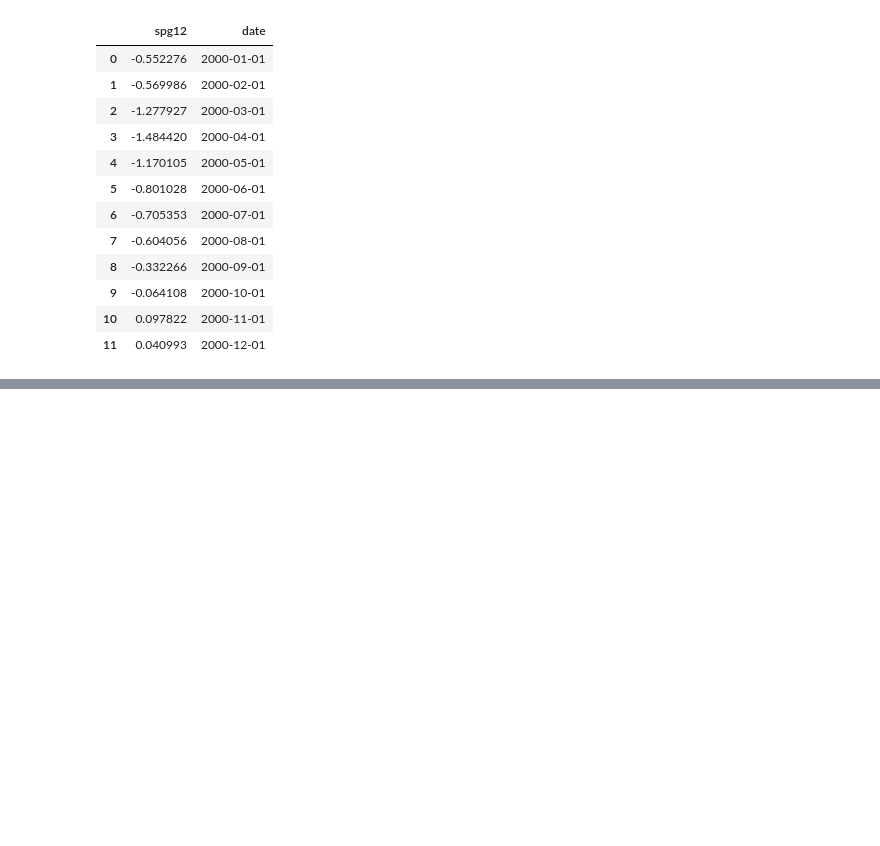
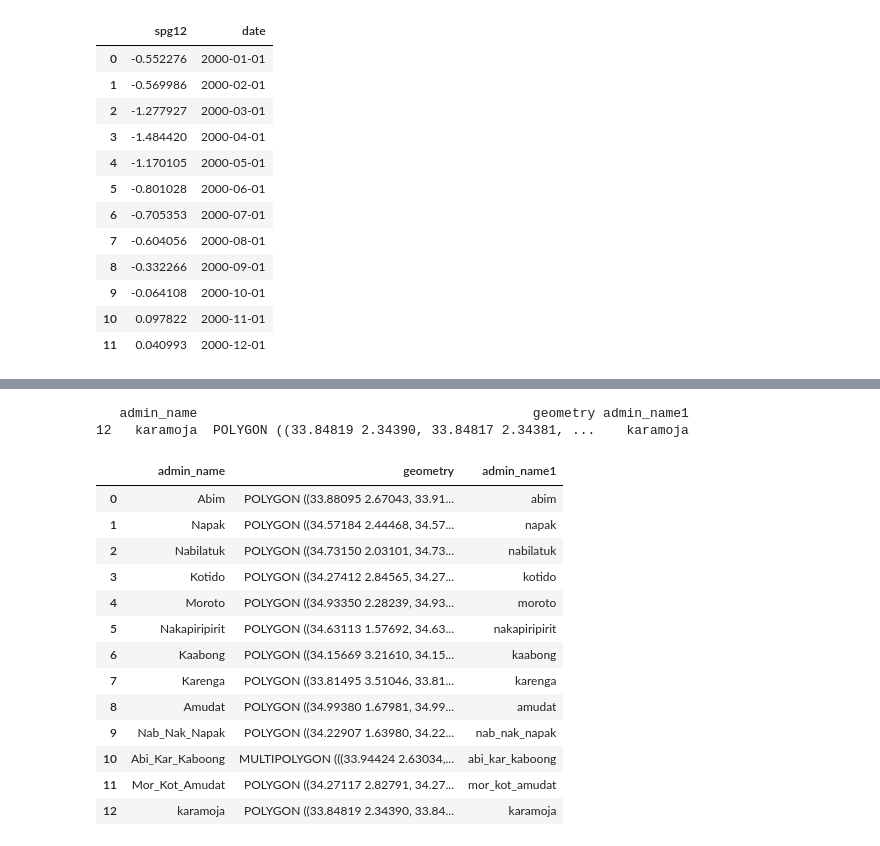
Before and after one commit to icpac-igad/ea-ibf-climada, a Jupyter notebook: drought_impact_function/data_subset_averaging.ipynb, the cells around one changed output, grey strips where cells are left out. Saved outputs shown, nothing was run; the diff lists cells and outputs as text; code cells hidden in the pictures; blank space fills up the shorter version.

```diff
--- a/drought_impact_function/data_subset_averaging.ipynb
+++ b/drought_impact_function/data_subset_averaging.ipynb
@@ -612,0 +823,26 @@ db
+# %%
+geo_db3=geo_db2[geo_db2['admin_name1']==admin_bound_list[12]]
+single_row_shp=geo_db3
+db1.rio.write_crs(4326, inplace=True)
+print(single_row_shp)
+clipped = db1.rio.clip(single_row_shp.geometry.values, single_row_shp.crs)
+# %% [output]
+   admin_name                                           geometry admin_name1
+12   karamoja  POLYGON ((33.84819 2.34390, 33.84817 2.34381, ...    karamoja
+# %%
+geo_db2
+# %% [output]
+|  | admin_name | geometry | admin_name1 |
+| 0 | Abim | POLYGON ((33.88095 2.67043, 33.91... | abim |
+| 1 | Napak | POLYGON ((34.57184 2.44468, 34.57... | napak |
+| 2 | Nabilatuk | POLYGON ((34.73150 2.03101, 34.73... | nabilatuk |
+| 3 | Kotido | POLYGON ((34.27412 2.84565, 34.27... | kotido |
+| 4 | Moroto | POLYGON ((34.93350 2.28239, 34.93... | moroto |
+| 5 | Nakapiripirit | POLYGON ((34.63113 1.57692, 34.63... | nakapiripirit |
+| 6 | Kaabong | POLYGON ((34.15669 3.21610, 34.15... | kaabong |
+| 7 | Karenga | POLYGON ((33.81495 3.51046, 33.81... | karenga |
+| 8 | Amudat | POLYGON ((34.99380 1.67981, 34.99... | amudat |
+| 9 | Nab_Nak_Napak | POLYGON ((34.22907 1.63980, 34.22... | nab_nak_napak |
+| 10 | Abi_Kar_Kaboong | MULTIPOLYGON (((33.94424 2.63034,... | abi_kar_kaboong |
+| 11 | Mor_Kot_Amudat | POLYGON ((34.27117 2.82791, 34.27... | mor_kot_amudat |
+| 12 | karamoja | POLYGON ((33.84819 2.34390, 33.84... | karamoja |
```
Also changed, not shown: parts of 12 cells of this notebook, 4 other files.
